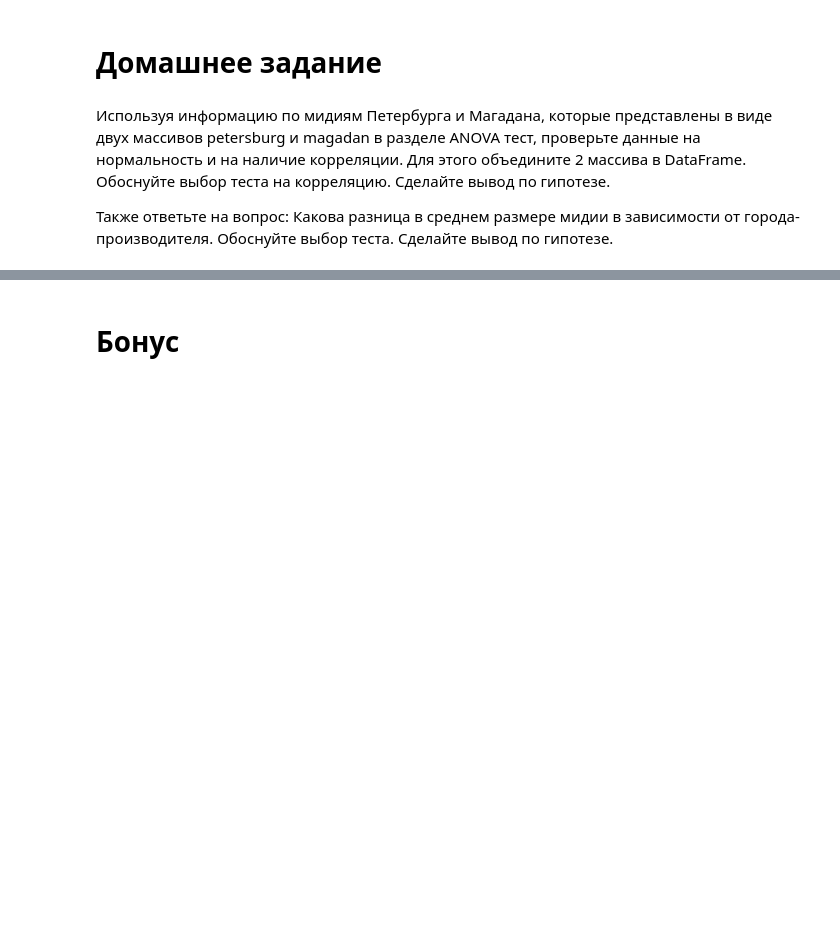
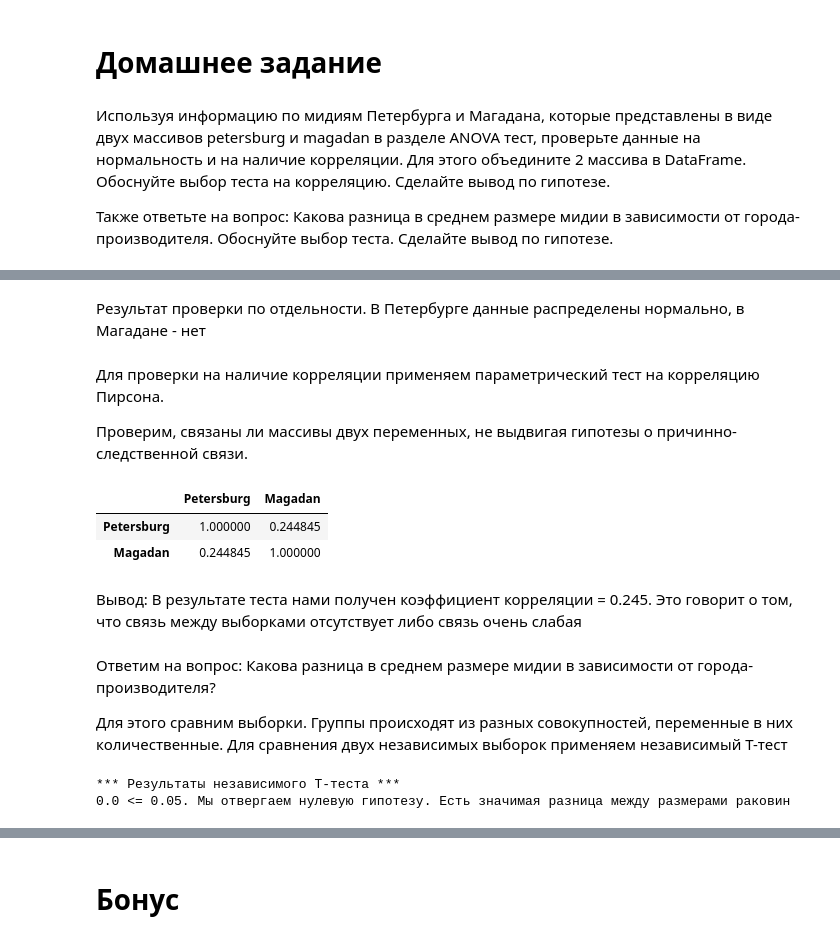
Before and after one commit to DarthSirius/Lessons, a Jupyter notebook: SkillFactory/EDA/stat-tests-eda-4.ipynb, the cells around one changed output, grey strips where cells are left out. Cells and saved outputs as stored; diff of their text form; code cells hidden in the pictures; blank space fills up the shorter version.

```diff
--- a/SkillFactory/EDA/stat-tests-eda-4.ipynb
+++ b/SkillFactory/EDA/stat-tests-eda-4.ipynb
@@ -196,0 +285,19 @@ _____
+# %% [markdown]
+Результат проверки по отдельности. В Петербурге данные распределены нормально, в Магадане - нет
+# %% [markdown]
+Для проверки на наличие корреляции применяем параметрический тест на корреляцию Пирсона.
+
+Проверим, связаны ли массивы двух переменных, не выдвигая гипотезы о причинно-следственной связи.
+# %%
+data.corr()
+# %% [output]
+|  | Petersburg | Magadan |
+| Petersburg | 1.000000 | 0.244845 |
+| Magadan | 0.244845 | 1.000000 |
+# %% [markdown]
+Вывод: В результате теста нами получен коэффициент корреляции = 0.245. Это говорит о том, что связь между выборками отсутствует либо связь очень слабая
+# %% [markdown]
+Ответим на вопрос: Какова разница в среднем размере мидии в зависимости от города-производителя?
+
+Для этого сравним выборки.
+Группы происходят из разных совокупностей, переменные в них количественные. Для сравнения двух независимых выборок применяем независимый T-тест
@@ -196,0 +310,17 @@ _____
+# %%
+def t_test(df):
+    print('\n' + "*** Результаты независимого T-теста ***")
+    test_results = ttest_ind(m_data['Petersburg'], m_data['Magadan'], equal_var=True)
+
+    p = round(test_results[1],2)
+    print(f"{p}")
+
+    if p>alpha:
+        print(f"{p} > {alpha}. Мы не можем отвергнуть нулевую гипотезу. {H0}")
+    else:
+        print(f"{p} <= {alpha}. Мы отвергаем нулевую гипотезу. {Ha}")
+
+t_test(m_data)
+# %% [output]
+*** Результаты независимого T-теста ***
+0.0 <= 0.05. Мы отвергаем нулевую гипотезу. Есть значимая разница между размерами раковин
```
Also changed, not shown: parts of 16 cells of this notebook, 5 other files.
